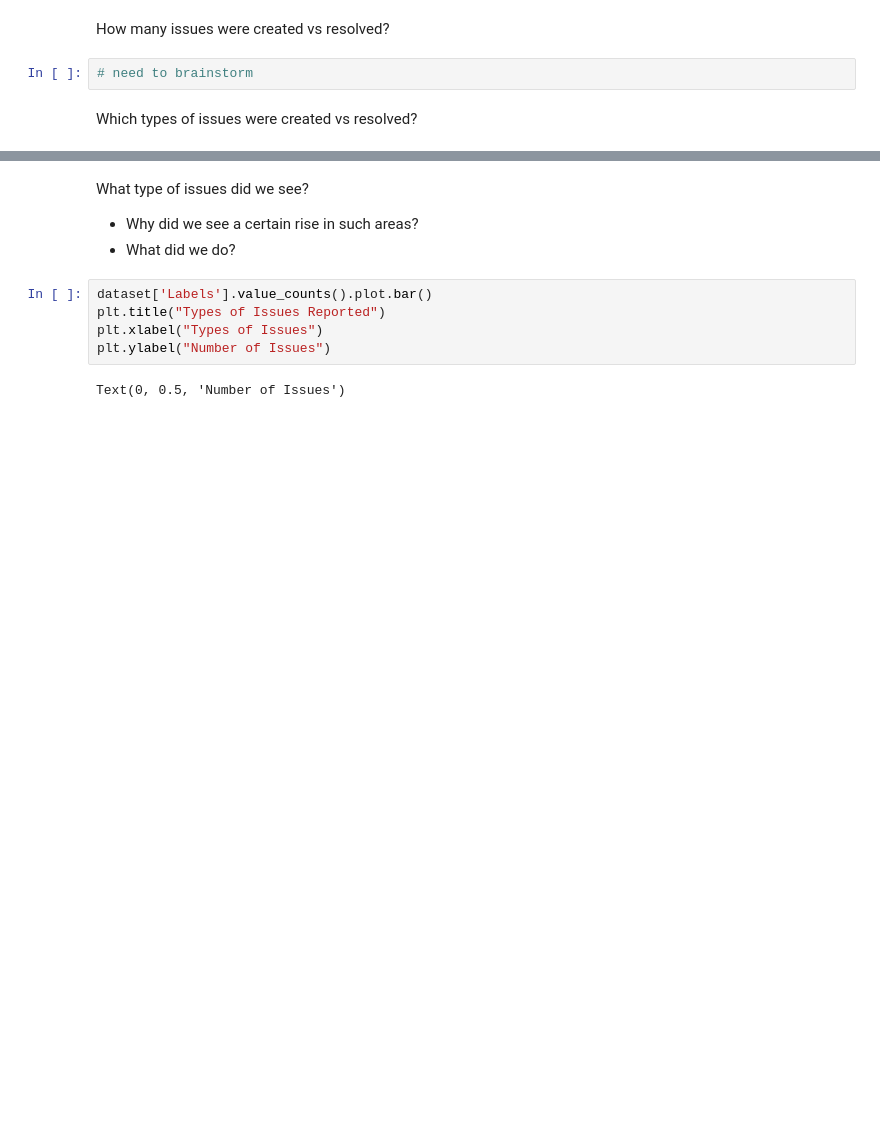
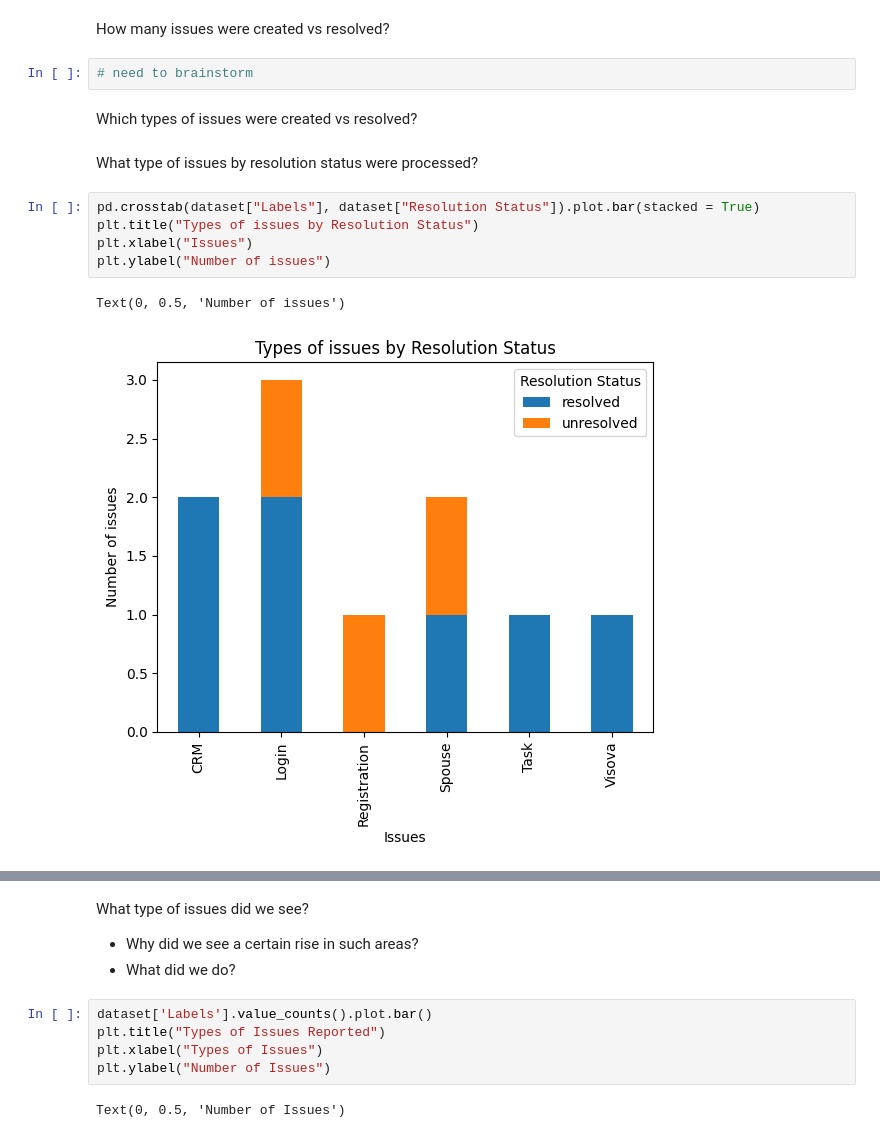
Before and after one commit to Kratosmsn11/trend_analysis_practice, a Jupyter notebook: Data_Visualization.ipynb, the cells around one changed output, grey strips where cells are left out. Cells and saved outputs as stored; diff of their text form; blank space fills up the shorter version.

```diff
--- a/Data_Visualization.ipynb
+++ b/Data_Visualization.ipynb
@@ -60,3 +60,13 @@ How many issues were created vs resolved?
 # need to brainstorm
 # %% [markdown]
 Which types of issues were created vs resolved?
+# %% [markdown]
+What type of issues by resolution status were processed?
+# %%
+pd.crosstab(dataset["Labels"], dataset["Resolution Status"]).plot.bar(stacked = True)
+plt.title("Types of issues by Resolution Status")
+plt.xlabel("Issues")
+plt.ylabel("Number of issues")
+# %% [output]
+Text(0, 0.5, 'Number of issues')
+[figure, added]
```
Also changed, not shown: parts of 1 cell of this notebook.
